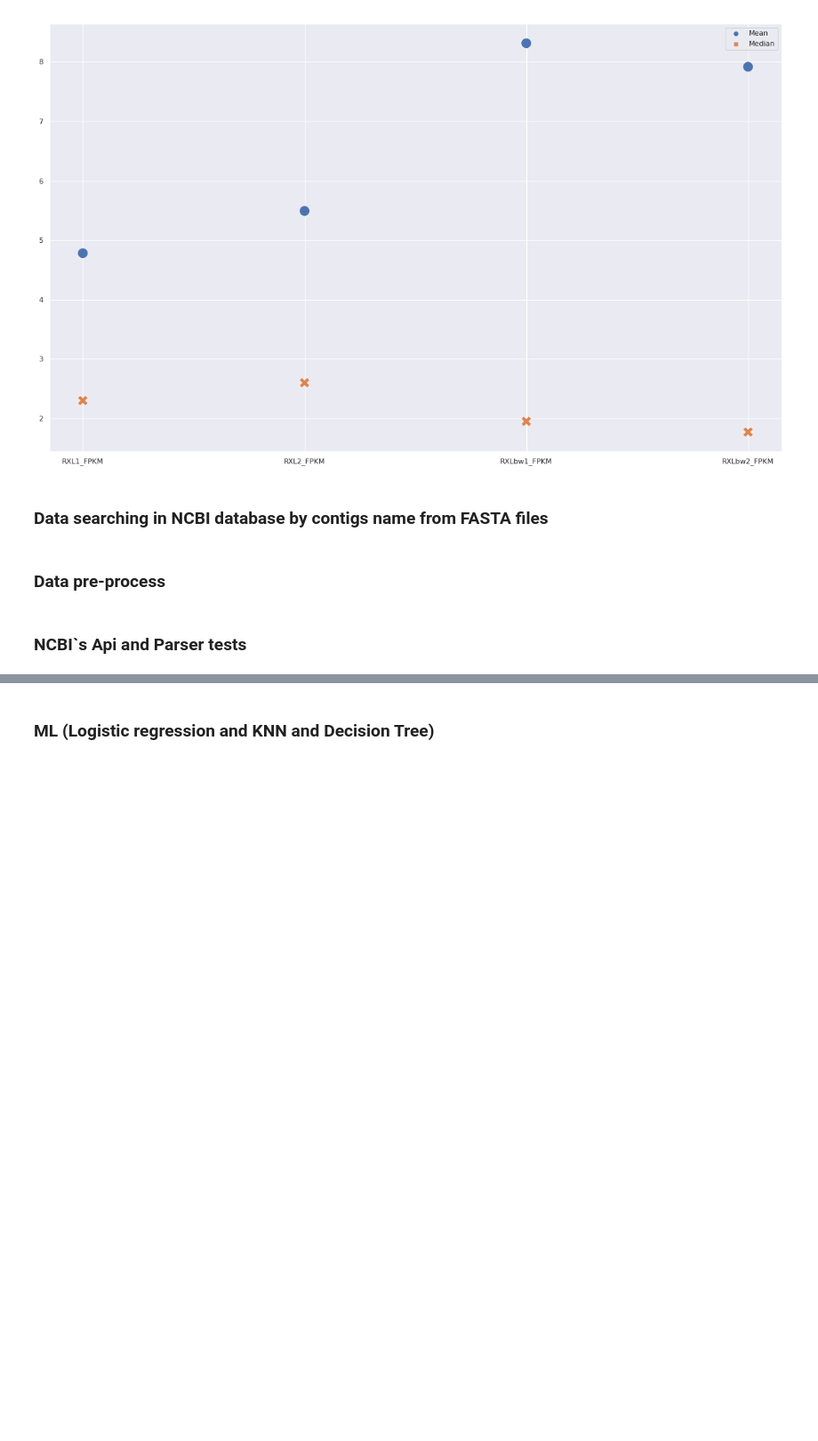
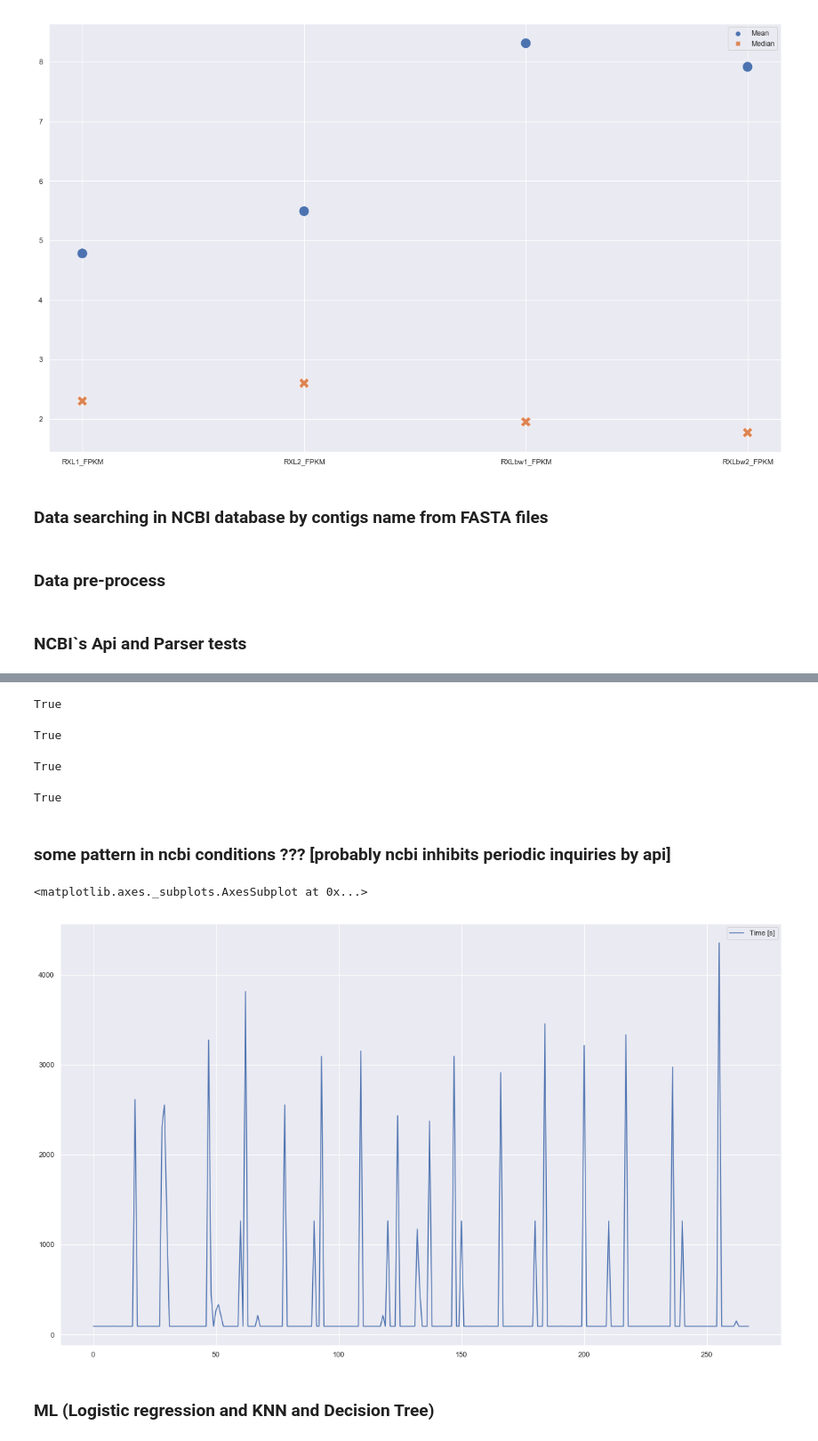
Before and after one commit to Janbinkowski96/transcriptome_analysis, a Jupyter notebook: Analiza.ipynb, the cells around one changed output, grey strips where cells are left out. Shown: that part at 89% size. Saved outputs shown, nothing was run; the diff lists cells and outputs as text; code cells hidden in the pictures; blank space fills up the shorter version.

Commit message:
BLAST ready

```diff
--- a/Analiza.ipynb
+++ b/Analiza.ipynb
@@ -26,14 +11,14 @@ import Bio
 import seaborn as sns
 import matplotlib.pyplot as plt
 # %%
-trinity_DS2_raw = pd.read_csv("MOJE_Trinity_DS2.csv", delimiter=";", header=1)
-trinity_M12_raw = pd.read_csv("MOJE_Trinity_M12.csv", delimiter=";", header=1)
-trinity_RXL_raw = pd.read_csv("MOJE_Trinity_RXL.csv", delimiter=";", header=1)
+trinity_DS2_raw = pd.read_csv("csv_data/MOJE_Trinity_DS2.csv", delimiter=";", header=1)
+trinity_M12_raw = pd.read_csv("csv_data/MOJE_Trinity_M12.csv", delimiter=";", header=1)
+trinity_RXL_raw = pd.read_csv("csv_data/MOJE_Trinity_RXL.csv", delimiter=";", header=1)
 # DS2/m12/rxl strains - full contig expression data set: 2w / 3bzw
 # %%
-ds2_raw = pd.read_csv("data2_DS2.csv", delimiter=";")
-m12_raw = pd.read_csv("data2_M12.csv", delimiter=";")
-rxl_raw = pd.read_csv("data2_RXL10.csv", delimiter=";")
+ds2_raw = pd.read_csv("csv_data/data2_DS2.csv", delimiter=";")
+m12_raw = pd.read_csv("csv_data/data2_M12.csv", delimiter=";")
+rxl_raw = pd.read_csv("csv_data/data2_RXL10.csv", delimiter=";")
 
 # DS2/m12/rxl stat data, proportin w/bzw and p-value
 # %%
@@ -368,7 +351,7 @@ for counter, contig_data in enumerate(id_list): #Api and parser test
                                    sequence=querry, format_type="XML",
                                    hitlist_size=10) # megablast=True
     clear_output()
-    display(print("Sequence no. {}/{} id: {}".format((counter+1),
+    display(print("Sequence no. {}/{} id: {}".format((counter),
                                                      len(id_list), contig_data)))
 
     if len(tim) < 1:
@@ -376,7 +359,7 @@ for counter, contig_data in enumerate(id_list): #Api and parser test
 
     else:
         mean_time = sum(tim)/len(tim)
-        querry_time = (mean_time * (len(id_list) - (counter+1))) / 60 #min
+        querry_time = (mean_time * (len(id_list) - (counter))) / 60 #min
 
         e_time = "Estimated duration {}m".format(round(querry_time, 2))
         display(e_time)
@@ -387,8 +370,9 @@ for counter, contig_data in enumerate(id_list): #Api and parser test
     file.write(result_handle.read())
 
     if counter % 30 == 0 and counter != 0: #NCBI conditions
-        time.sleep(60*20)
+
         display(print('sleep'))
+        time.sleep(60*25)
 
     else:
         time.sleep(30)
@@ -429,3 +449,48 @@ df_res.to_csv("Blast_Results_M12.csv", sep=";")
+# %%
+len(Blast_rxl_contigs) == len(rxl_cont)
+# %% [output]
+True
+# %%
+a = 0
+for data in Blast_ds2_contigs:
+    for data_2 in ds2_cont:
+        if data == data_2:
+            a += 1
+            continue
+
+a == len(Blast_ds2_contigs) == len(ds2_cont)
+# %% [output]
+True
+# %%
+a = 0
+for data in Blast_m12_contigs:
+    for data_2 in m12_cont:
+        if data == data_2:
+            a += 1
+            continue
+
+a == len(Blast_m12_contigs) == len(m12_cont)
+# %% [output]
+True
+# %%
+a = 0
+for data in Blast_rxl_contigs:
+    for data_2 in rxl_cont:
+        if data == data_2:
+            a += 1
+            continue
+
+a == len(Blast_rxl_contigs) == len(rxl_cont)
+# %% [output]
+True
+# %% [markdown]
+### some pattern in ncbi conditions ??? [probably ncbi inhibits periodic inquiries by api]
+# %%
+time_spend = pd.DataFrame(tim, columns=["Time [s]"])
+sns.lineplot(data=time_spend)
+# %% [output]
+<matplotlib.axes._subplots.AxesSubplot at 0x...>
+[figure, added]
 # %% [markdown]
 ### ML (Logistic regression and KNN and Decision Tree)
 # %%
```
Also changed, not shown: parts of 27 cells of this notebook.
